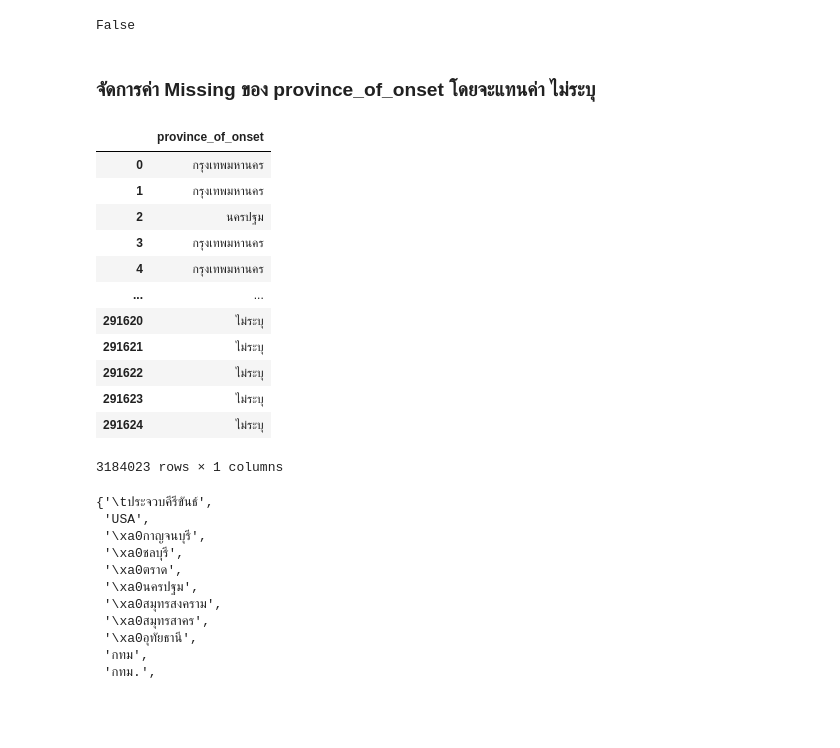
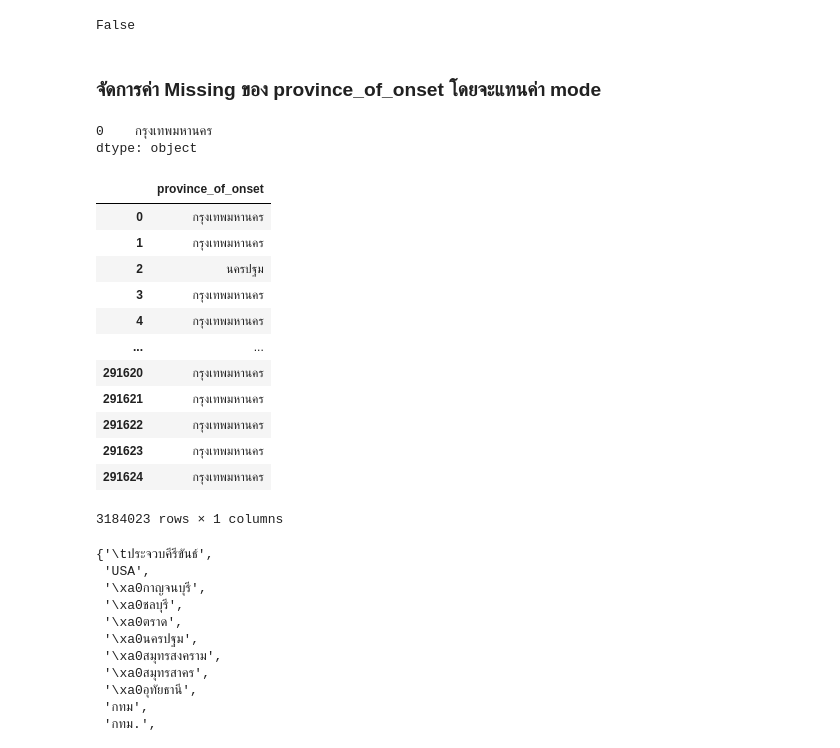
Before and after one commit to 623021000-1thaksina/data_viz_2022, a Jupyter notebook: Project.ipynb, the cells around one changed output. Cells and saved outputs as stored; diff of their text form; code cells hidden in the pictures; blank space fills up the shorter version.

```diff
--- a/Project.ipynb
+++ b/Project.ipynb
@@ -309,5 +314,5 @@ set(data_covid['sex']) # ดูว่า sex เก็บค่าอะไร
 # %%
-data_covid[['sex']] = data_covid[['sex']].fillna(value={'sex':'ไม่ระบุ'}) # แทนค่า mode ในค่า missing
+data_covid[['sex']] = data_covid[['sex']].fillna(value={'sex':'หญิง'}) # แทนค่า mode ในค่า missing
 data_covid[['sex']]
 # %% [output]
 |  | sex |
@@ -463,23 +468,28 @@ data_covid['risk'].isnull().any()
 # %% [output]
 False
 # %% [markdown]
-### จัดการค่า Missing ของ province_of_onset โดยจะแทนค่า ไม่ระบุ
+### จัดการค่า Missing ของ province_of_onset โดยจะแทนค่า mode
+# %%
+data_covid['province_of_onset'].mode() # หาค่า mode ของ province_of_onset
+# %% [output]
+0    กรุงเทพมหานคร
+dtype: object
 # %%
-data_covid[['province_of_onset']] = data_covid[['province_of_onset']].fillna(value={'province_of_onset':'ไม่ระบุ'}) # แทนค่า mode ในค่า missing
+data_covid[['province_of_onset']] = data_covid[['province_of_onset']].fillna(value={'province_of_onset':'กรุงเทพมหานคร'}) # แทนค่า mode ในค่า missing
 data_covid[['province_of_onset']]
 # %% [output]
 |  | province_of_onset |
 | 0 | กรุงเทพมหานคร |
 | 1 | กรุงเทพมหานคร |
 | 2 | นครปฐม |
 | 3 | กรุงเทพมหานคร |
 | 4 | กรุงเทพมหานคร |
 | ... | ... |
-| 291620 | ไม่ระบุ |
-| 291621 | ไม่ระบุ |
-| 291622 | ไม่ระบุ |
-| 291623 | ไม่ระบุ |
-| 291624 | ไม่ระบุ |
+| 291620 | กรุงเทพมหานคร |
+| 291621 | กรุงเทพมหานคร |
+| 291622 | กรุงเทพมหานคร |
+| 291623 | กรุงเทพมหานคร |
+| 291624 | กรุงเทพมหานคร |
 3184023 rows × 1 columns
 # %%
 set(data_covid['province_of_onset']) # ดูว่าเก็บค่าอะไรไว้บ้าง
```
Also changed, not shown: parts of 28 cells of this notebook.
